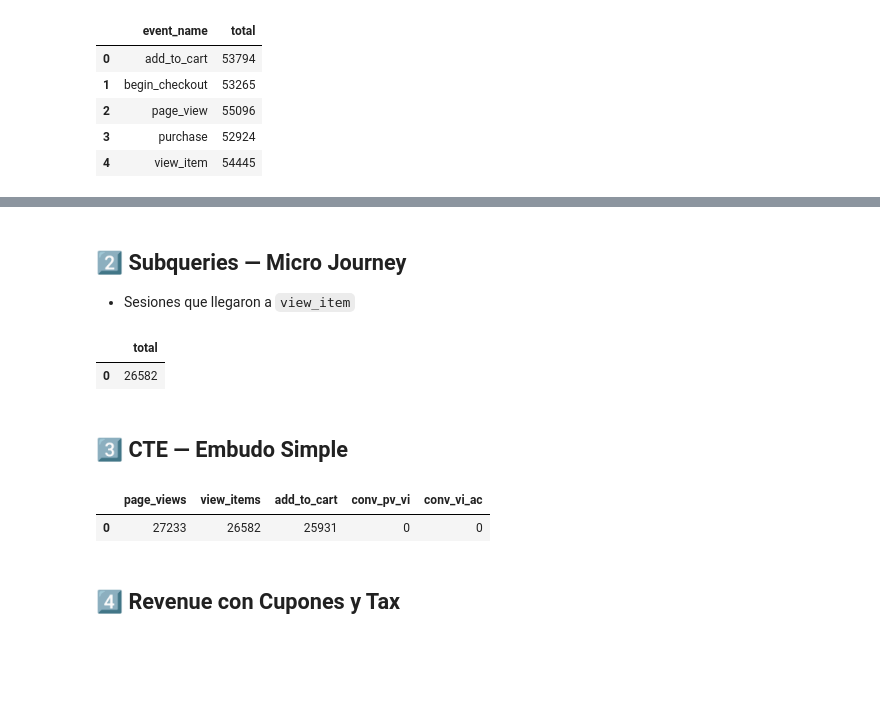
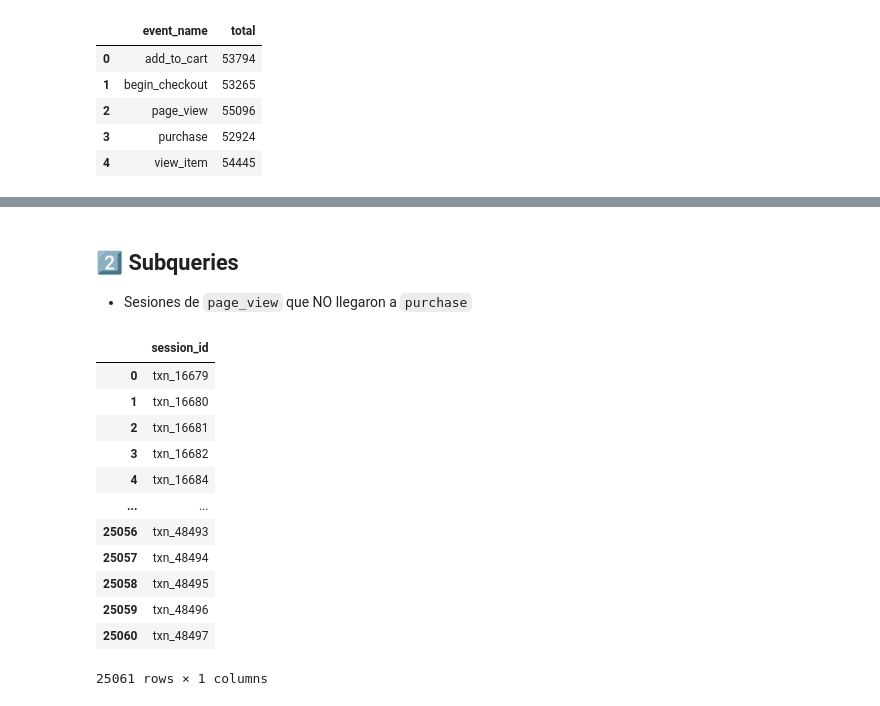
Before and after one commit to gbuvoli/DA_T8, a Jupyter notebook: Sprint4_semana1.ipynb, the cells around one changed output, grey strips where cells are left out. Drawn from its saved outputs; the diff is of its cells as text; code cells hidden in the pictures; blank space fills up the shorter version.

```diff
--- a/Sprint4_semana1.ipynb
+++ b/Sprint4_semana1.ipynb
@@ -217,41 +271,26 @@ pd.read_sql(query, conn)
 # %% [markdown]
-## 2️⃣ Subqueries — Micro Journey
-- Sesiones que llegaron a `view_item`
+## 2️⃣ Subqueries
+- Sesiones de `page_view` que NO llegaron a `purchase`
 # %%
-# Sesiones que llegaron a view_item
+# Query 1: Sesiones que llegaron a purchase
 
-query= ''' SELECT
-COUNT(DISTINCT session_id) AS total
-FROM (SELECT session_id FROM events WHERE event_name='view_item') AS t'''
+query= '''SELECT
+DISTINCT session_id
+FROM events
+WHERE event_name = 'purchase'
+'''
 pd.read_sql(query, conn)
 # %% [output]
-|  | total |
-| 0 | 26582 |
+|  | session_id |
+| 0 | txn_16679 |
+| 1 | txn_16680 |
+| 2 | txn_16681 |
+| 3 | txn_16682 |
+| 4 | txn_16684 |
+| ... | ... |
+| 25056 | txn_48493 |
+| 25057 | txn_48494 |
+| 25058 | txn_48495 |
+| 25059 | txn_48496 |
+| 25060 | txn_48497 |
+25061 rows × 1 columns
-# %% [markdown]
-## 3️⃣ CTE — Embudo Simple
-# %%
-# Embudo simple con CTEs
-query = '''
-WITH pv AS (
-  SELECT COUNT(DISTINCT session_id) AS total_pv FROM events WHERE event_name='page_view'
-),
-vi AS (
-  SELECT COUNT(DISTINCT session_id) AS total_vi FROM events WHERE event_name='view_item'
-),
-ac AS (
-  SELECT COUNT(DISTINCT session_id) AS total_ac FROM events WHERE event_name='add_to_cart'
-)
-SELECT
-  pv.total_pv AS page_views,
-  vi.total_vi AS view_items,
-  ac.total_ac AS add_to_cart,
-  vi.total_vi / pv.total_pv AS conv_pv_vi,
-  ac.total_ac / vi.total_vi AS conv_vi_ac
-FROM pv, vi, ac;
-'''
-pd.read_sql(query, conn)
-# %% [output]
-|  | page_views | view_items | add_to_cart | conv_pv_vi | conv_vi_ac |
-| 0 | 27233 | 26582 | 25931 | 0 | 0 |
-# %% [markdown]
-## 4️⃣ Revenue con Cupones y Tax
```
Also changed, not shown: parts of 15 cells of this notebook.
